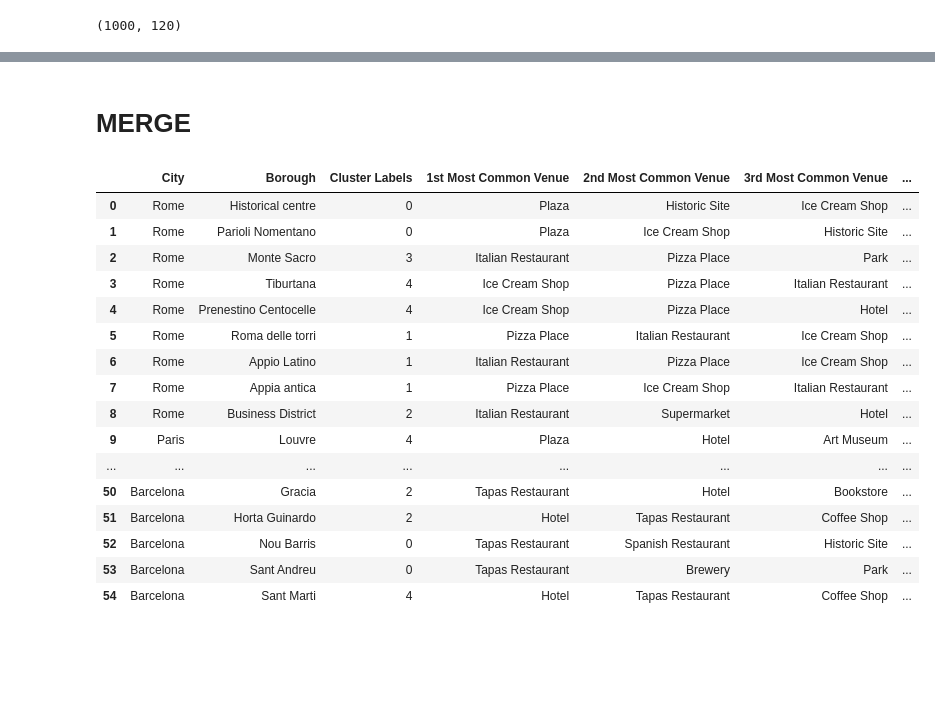
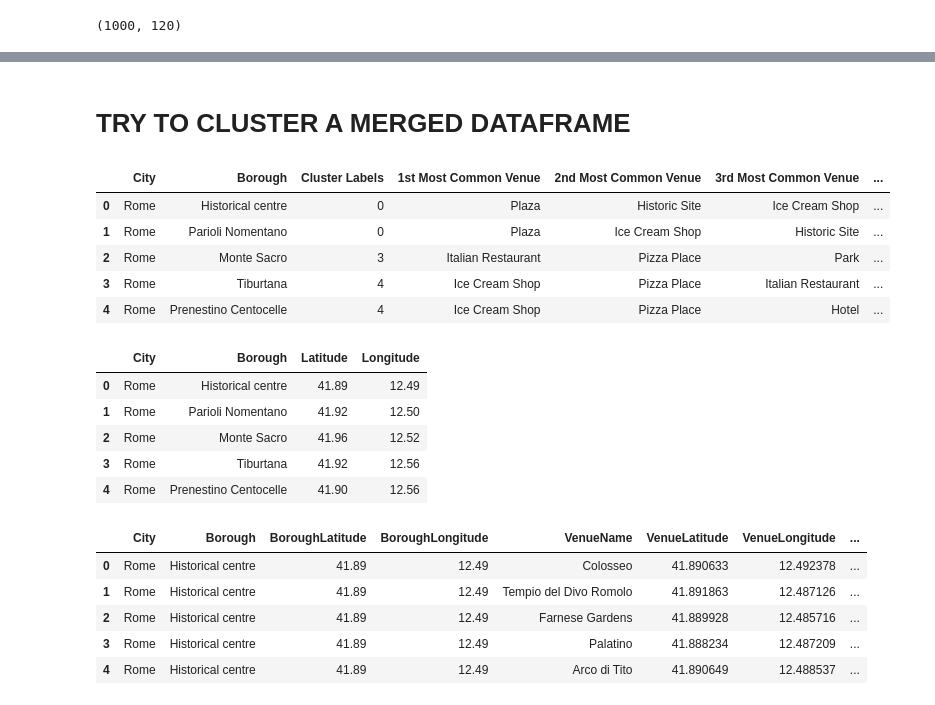
Before and after one commit to MJONCHERES/Capstone-week-3, a Jupyter notebook: Capstone week 5 draft.ipynb, the cells around one changed output, grey strips where cells are left out. Drawn from its saved outputs; the diff is of its cells as text; code cells hidden in the pictures; blank space fills up the shorter version.

```diff
--- a/Capstone week 5 draft.ipynb
+++ b/Capstone week 5 draft.ipynb
@@ -200,0 +260,10 @@ Rome_venues.head()
+# %%
+{
+    "tags": [
+        "remove-input",
+    ]
+}
+
+RomeText = Rome_venues.iloc[0].VenueCategory
+for i in range(1, len(Rome_venues)):
+    RomeText = RomeText + ',' + Rome_venues.iloc[i].VenueCategory
@@ -405,3 +626,12 @@ paris_venues.head()
 | 2 | Paris | Louvre | 48.8592 | 2.3417 | La Vénus de Milo (Vénus de Milo) | 48.859943 | 2.337234 | ... |
 | 3 | Paris | Louvre | 48.8592 | 2.3417 | Musée du Louvre | 48.860847 | 2.336440 | ... |
 | 4 | Paris | Louvre | 48.8592 | 2.3417 | Chez Nous | 48.855823 | 2.340271 | ... |
+# %%
+{
+    "tags": [
+        "remove-input",
+    ]
+}
+ParisText = paris_venues.iloc[0].VenueCategory
+for i in range(1, len(paris_venues)):
+    ParisText = ParisText + ',' + paris_venues.iloc[i].VenueCategory
@@ -580,0 +936,9 @@ london_venues.head()
+# %%
+{
+    "tags": [
+        "remove-input",
+    ]
+}
+LondonText = london_venues.iloc[0].VenueCategory
+for i in range(1, len(london_venues)):
+    LondonText = LondonText + ',' + london_venues.iloc[i].VenueCategory
@@ -871,26 +1487,37 @@ barcelona_map_clusters
-# %% [markdown]
-# MERGE
+# %% [markdown]
+# TRY TO CLUSTER A MERGED DATAFRAME
 # %%
 cities = [rome_mergedd, paris_mergedd, london_mergedd, barcelona_mergedd]
 # %%
 allcities = pd.concat(cities, ignore_index = True)
 allcities.drop(['Latitude', 'Longitude'], axis=1, inplace=True)
-allcities.head(55)
+allcities.head(5)
 # %% [output]
 |  | City | Borough | Cluster Labels | 1st Most Common Venue | 2nd Most Common Venue | 3rd Most Common Venue | ... |
 | 0 | Rome | Historical centre | 0 | Plaza | Historic Site | Ice Cream Shop | ... |
 | 1 | Rome | Parioli Nomentano | 0 | Plaza | Ice Cream Shop | Historic Site | ... |
 | 2 | Rome | Monte Sacro | 3 | Italian Restaurant | Pizza Place | Park | ... |
 | 3 | Rome | Tiburtana | 4 | Ice Cream Shop | Pizza Place | Italian Restaurant | ... |
 | 4 | Rome | Prenestino Centocelle | 4 | Ice Cream Shop | Pizza Place | Hotel | ... |
-| 5 | Rome | Roma delle torri | 1 | Pizza Place | Italian Restaurant | Ice Cream Shop | ... |
-| 6 | Rome | Appio Latino | 1 | Italian Restaurant | Pizza Place | Ice Cream Shop | ... |
-| 7 | Rome | Appia antica | 1 | Pizza Place | Ice Cream Shop | Italian Restaurant | ... |
-| 8 | Rome | Business District | 2 | Italian Restaurant | Supermarket | Hotel | ... |
-| 9 | Paris | Louvre | 4 | Plaza | Hotel | Art Museum | ... |
-| ... | ... | ... | ... | ... | ... | ... | ... |
-| 50 | Barcelona | Gracia | 2 | Tapas Restaurant | Hotel | Bookstore | ... |
-| 51 | Barcelona | Horta Guinardo | 2 | Hotel | Tapas Restaurant | Coffee Shop | ... |
-| 52 | Barcelona | Nou Barris | 0 | Tapas Restaurant | Spanish Restaurant | Historic Site | ... |
-| 53 | Barcelona | Sant Andreu | 0 | Tapas Restaurant | Brewery | Park | ... |
-| 54 | Barcelona | Sant Marti | 4 | Hotel | Tapas Restaurant | Coffee Shop | ... |
+# %%
+alldf = [rome_df, paris_df, London_df, Barcelona_df]
+all_df = pd.concat(alldf, ignore_index = True)
+all_df.head(5)
+# %% [output]
+|  | City | Borough | Latitude | Longitude |
+| 0 | Rome | Historical centre | 41.89 | 12.49 |
+| 1 | Rome | Parioli Nomentano | 41.92 | 12.50 |
+| 2 | Rome | Monte Sacro | 41.96 | 12.52 |
+| 3 | Rome | Tiburtana | 41.92 | 12.56 |
+| 4 | Rome | Prenestino Centocelle | 41.90 | 12.56 |
+# %%
+allvenues = [Rome_venues, paris_venues, london_venues, barcelona_venues]
+all_venues = pd.concat(allvenues, ignore_index = True)
+all_venues.head(5)
+# %% [output]
+|  | City | Borough | BoroughLatitude | BoroughLongitude | VenueName | VenueLatitude | VenueLongitude | ... |
+| 0 | Rome | Historical centre | 41.89 | 12.49 | Colosseo | 41.890633 | 12.492378 | ... |
+| 1 | Rome | Historical centre | 41.89 | 12.49 | Tempio del Divo Romolo | 41.891863 | 12.487126 | ... |
+| 2 | Rome | Historical centre | 41.89 | 12.49 | Farnese Gardens | 41.889928 | 12.485716 | ... |
+| 3 | Rome | Historical centre | 41.89 | 12.49 | Palatino | 41.888234 | 12.487209 | ... |
+| 4 | Rome | Historical centre | 41.89 | 12.49 | Arco di Tito | 41.890649 | 12.488537 | ... |
```
Also changed, not shown: parts of 105 cells of this notebook.
